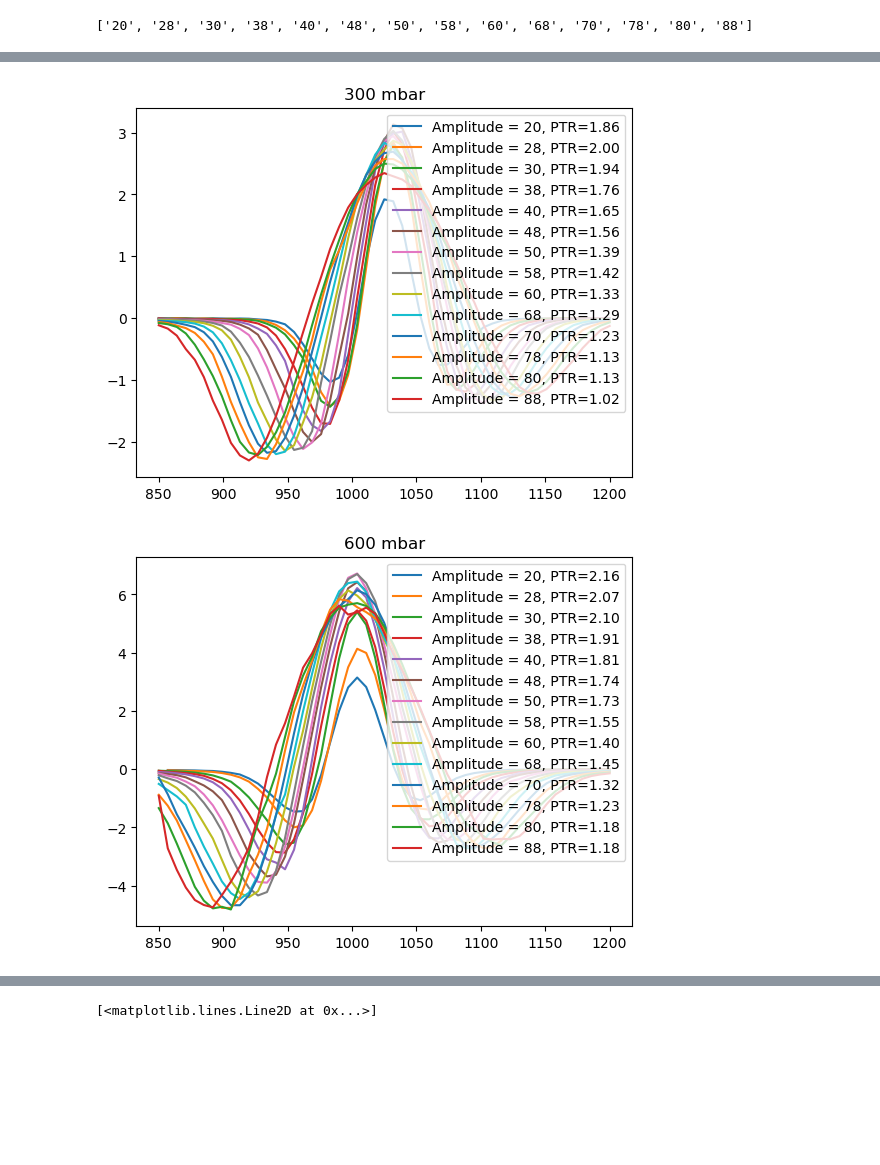
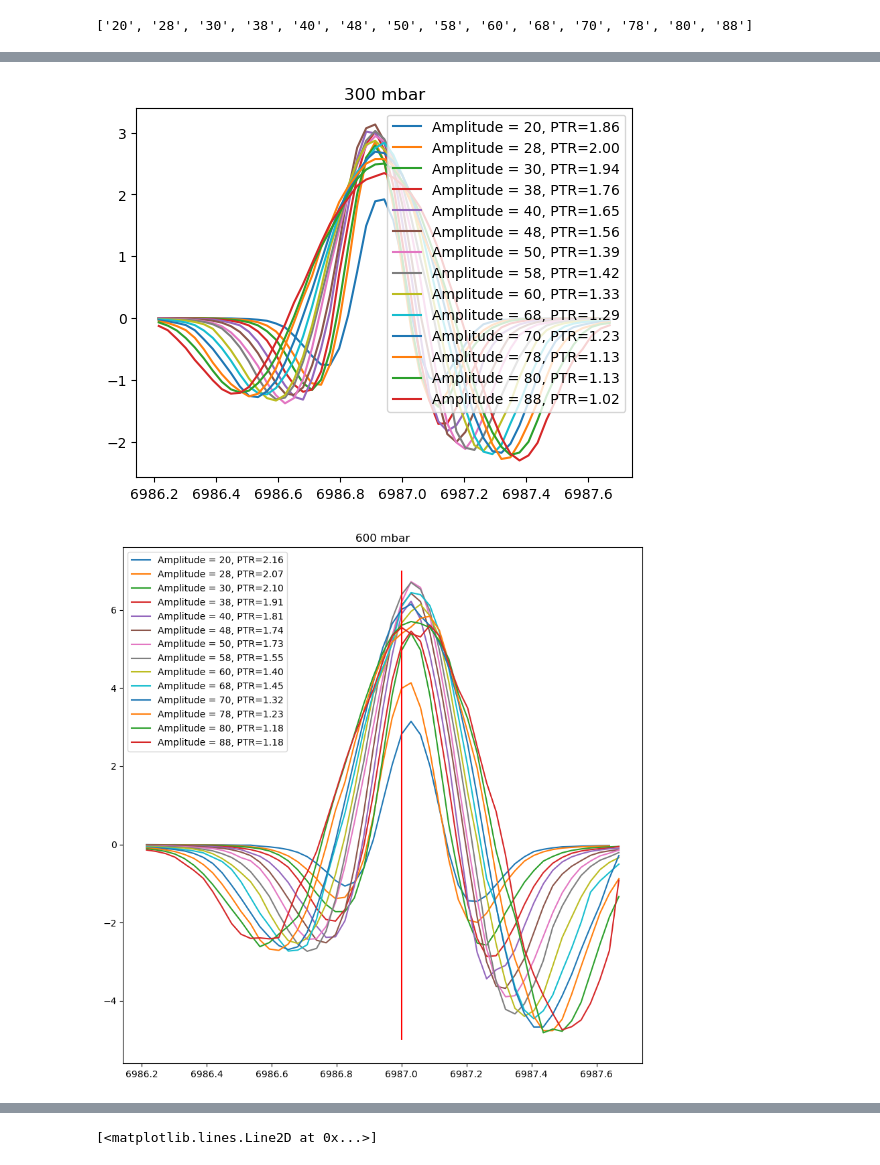
Before and after one commit to lampnis/aerosol-things, a Jupyter notebook: codes/nb.ipynb, the cells around one changed output, grey strips where cells are left out. Saved outputs shown, nothing was run; the diff lists cells and outputs as text; code cells hidden in the pictures; blank space fills up the shorter version.

Commit message:
added offset to wav conversion to lab nb

```diff
--- a/codes/nb.ipynb
+++ b/codes/nb.ipynb
@@ -186,7 +185,7 @@ class CEPAS_measurement():
 
         self.mean_humidities = {df_idx: self.spectra_list[df_idx]['RH'].mean() for df_idx in range(len(self.spectra_list))}
         self.mean_humidities_norm = np.array(list(self.mean_humidities.values()))/np.array(list(self.mean_humidities.values())).max()
-        self.mean_humidities_norm = None
+        # self.mean_humidities_norm = None
 
         # peak 1 idx 40-70
         self.peak_1s = [self.spectra_list[i].loc[40:70,:]['H2'].max() for i, _ in enumerate(self.spectra_list)]
@@ -393,3 +396,30 @@ amp_list = [hex(32+i*8)[2:] for i in range(14)]
 print(amp_list)
 # %% [output]
 ['20', '28', '30', '38', '40', '48', '50', '58', '60', '68', '70', '78', '80', '88']
+# %%
+offsets_list_h2o_19_deg = [1503.7818, 976.3011] # add lines from the cepas measurement
+wavenumbers_list_h2o = [6984.9535, 6987.1444] # add lines from trusted source, like HITRAN
+
+def get_wavenumber(offset: float, offsets: list[float], wavenumbers: list[float]) -> float:
+    lr_wavenumbers = LinearRegression()
+    offset_arr = np.array(offsets).reshape(-1, 1)
+    wavnumber_arr = np.array(wavenumbers).reshape(-1, 1)
+    lr_wavenumbers.fit(offset_arr, wavnumber_arr)
+    a = float(lr_wavenumbers.coef_[0][0])
+    b = float(lr_wavenumbers.intercept_[0]) # type: ignore
+    return a*offset + b
+
+
+def get_modamp_around_line_in_wav(line_in_offsets):
+    amp_wav_list = []
+    for amp in amp_list:
+        offset = int(f"0x{amp}", 16)
+        left_bound = line_in_offsets - offset/2
+        right_bound = line_in_offsets + offset/2
+        left_bound = get_wavenumber(left_bound, offsets_list_h2o_19_deg, wavenumbers_list_h2o)
+        right_bound = get_wavenumber(right_bound, offsets_list_h2o_19_deg, wavenumbers_list_h2o)
+        mod_amp = left_bound - right_bound
+        amp_wav_list.append(mod_amp)
+    return amp_wav_list
+
+get_modamp_around_line_in_wav(offsets_list_h2o_19_deg[1])
@@ -400,6 +445,7 @@ auto_amp_test_300 = {}
 for i in amp_list:
     # auto_freq_test[f'cm{i}_fl'] = CEPAS_measurement(path=path2, path_signature=f"gasx_600_51_{i}__msr__", cols=col_names)
     auto_amp_test_300[f'cm{i}_fl'] = CEPAS_measurement(path=path3, path_signature=f"gasx_300_{i}_20__msr__", cols=col_names)
+    auto_amp_test_300[f'cm{i}_fl'].spectra_list[0]['wav'] = get_wavenumber(auto_amp_test_300[f'cm{i}_fl'].spectra_list[0]['offset1'], offsets_list_h2o_19_deg, wavenumbers_list_h2o)
     # auto_test[f'cm{i}_fl'].water_plot()
     # plt.plot(auto_freq_test[f'cm{i}_fl'].spectra_list[0]['time'], auto_freq_test[f'cm{i}_fl'].spectra_list[0]['RH'], label=f"{i}")
     # plt.plot(auto_freq_test[f'cm{i}_fl'].spectra_list[1]['time'], auto_freq_test[f'cm{i}_fl'].spectra_list[1]['RH'], label=f"{i}")
@@ -407,31 +453,34 @@ for i in amp_list:
     min_val = abs(auto_amp_test_300[f'cm{i}_fl'].spectra_list[0]['H2_pnorm'].min())
     max_val = abs(auto_amp_test_300[f'cm{i}_fl'].spectra_list[0]['H2_pnorm'].max())
     ratio = max_val / min_val
-    plt.plot(auto_amp_test_300[f'cm{i}_fl'].spectra_list[0]['offset1'], auto_amp_test_300[f'cm{i}_fl'].spectra_list[0]['H2_pnorm'], label=f'Amplitude = {i}, PTR={ratio:.2f}')
+    plt.plot(auto_amp_test_300[f'cm{i}_fl'].spectra_list[0]['wav'], auto_amp_test_300[f'cm{i}_fl'].spectra_list[0]['H2_pnorm'], label=f'Amplitude = {i}, PTR={ratio:.2f}')
 plt.legend(loc=1)
 plt.title("300 mbar")
 plt.show()
 # %% [output]
-[figure, old version]
+[figure, new version]
 # %%
 path4 = "./datas/amptests/2/"
 auto_amp_test_600 = {}
+plt.figure(figsize=(10, 10))
 for i in amp_list:
     # auto_freq_test[f'cm{i}_fl'] = CEPAS_measurement(path=path2, path_signature=f"gasx_600_51_{i}__msr__", cols=col_names)
     auto_amp_test_600[f'cm{i}_fl'] = CEPAS_measurement(path=path4, path_signature=f"gasx_600_{i}_20__msr__", cols=col_names)
+    auto_amp_test_600[f'cm{i}_fl'].spectra_list[0]['wav'] = get_wavenumber(auto_amp_test_600[f'cm{i}_fl'].spectra_list[0]['offset1'], offsets_list_h2o_19_deg, wavenumbers_list_h2o)
     # auto_test[f'cm{i}_fl'].water_plot()
     # plt.plot(auto_freq_test[f'cm{i}_fl'].spectra_list[0]['time'], auto_freq_test[f'cm{i}_fl'].spectra_list[0]['RH'], label=f"{i}")
     # plt.plot(auto_freq_test[f'cm{i}_fl'].spectra_list[1]['time'], auto_freq_test[f'cm{i}_fl'].spectra_list[1]['RH'], label=f"{i}")
     # plt.plot(auto_freq_test[f'cm{i}_fl'].spectra_list[2]['time'], auto_freq_test[f'cm{i}_fl'].spectra_list[2]['RH'], label=f"{i}")
     min_val = abs(auto_amp_test_600[f'cm{i}_fl'].spectra_list[0]['H2_pnorm'].min())
     max_val = abs(auto_amp_test_600[f'cm{i}_fl'].spectra_list[0]['H2_pnorm'].max())
     ratio = max_val / min_val
-    plt.plot(auto_amp_test_600[f'cm{i}_fl'].spectra_list[0]['offset1'], auto_amp_test_600[f'cm{i}_fl'].spectra_list[0]['H2_pnorm'], label=f'Amplitude = {i}, PTR={ratio:.2f}')
-plt.legend(loc=1)
+    plt.plot(auto_amp_test_600[f'cm{i}_fl'].spectra_list[0]['wav'], auto_amp_test_600[f'cm{i}_fl'].spectra_list[0]['H2_pnorm'], label=f'Amplitude = {i}, PTR={ratio:.2f}')
+plt.legend(loc=2)
+plt.vlines(6987, ymin=-5, ymax=7, colors=['red'])
 plt.title("600 mbar")
 plt.show()
 # %% [output]
-[figure, old version]
+[figure, new version]
 # %%
 auto_amp_test_900 = {}
 for i in amp_list:
```
Also changed, not shown: parts of 5 cells of this notebook.
